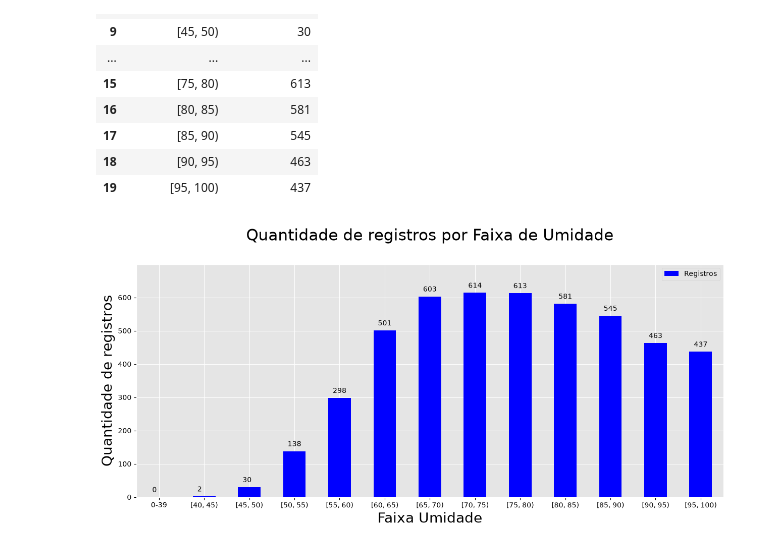
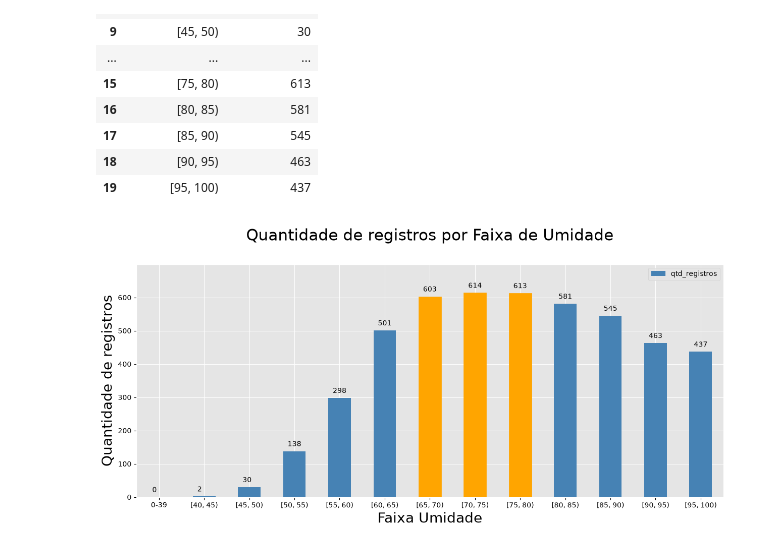
Before and after one commit to dinizjr/Trilha-IA, a Jupyter notebook: DS/Ex01.ipynb, the cells around one changed output. Cells and saved outputs as stored; diff of their text form; code cells hidden in the pictures.

Commit message:
Colorir top3  desafio 3

```diff
--- a/DS/Ex01.ipynb
+++ b/DS/Ex01.ipynb
@@ -836,36 +836,39 @@ qtd_grafico = pd.concat([
     qtd_grafico
 ], ignore_index=True) #agrupar as faixas com valor = 0
 
-umid=qtd_grafico.set_index('faixa_umidade').plot(
+umid = qtd_grafico.set_index('faixa_umidade').plot(
     kind='bar',
     rot=0,
     figsize=(15,6),
-    color='b',
+    color='steelblue',
     fontsize=10,
-    )
+)
 
+top3 = qtd_grafico['qtd_registros'].nlargest(3).index
 
-umid.legend(['Registros'])
+for posicao, barra in enumerate(umid.patches):
+    if posicao in top3:
+        barra.set_color('orange')
 
 umid.set_title('Quantidade de registros por Faixa de Umidade\n', fontsize=22, color='black')
 umid.set_ylabel('Quantidade de registros', fontsize=20, color='black')
 umid.set_xlabel('Faixa Umidade', fontsize=20, color='black')
 umid.set_yticks(range(0,700,100))
 umid.set_ylim((0,700))
 
 umid.tick_params(axis='x', colors='black')
 umid.tick_params(axis='y', colors='black')
 
 totals = []
 total = sum(totals)
 for i in umid.patches:
     umid.text(
         i.get_x() + 0.1,
         i.get_height()+15,
         i.get_height(),
         color='black'
     )
 
 plt.show()
 # %% [output]
-[figure, old version]
+[figure, new version]
```
Also changed, not shown: parts of 2 cells of this notebook.
